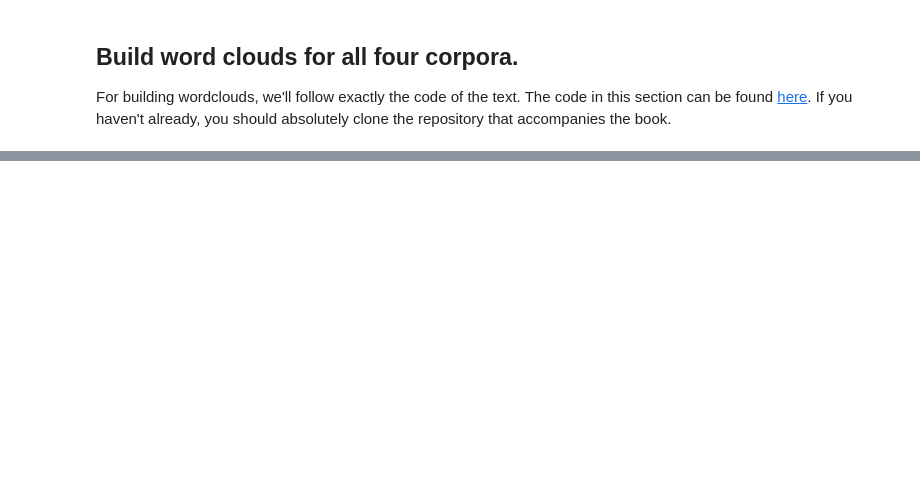
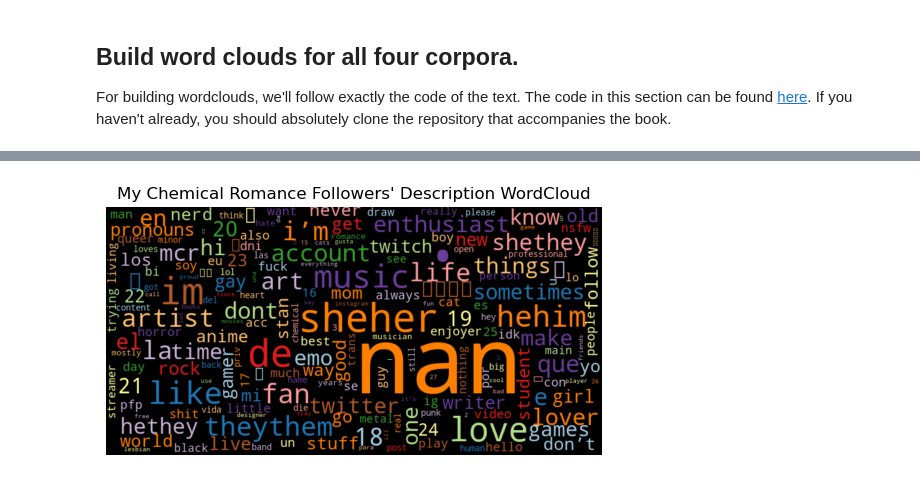
Before and after one commit to evchow/ADS509_Module_3, a Jupyter notebook: Group Comparison.ipynb, the cells around one changed output, grey strips where cells are left out. Drawn from its saved outputs; the diff is of its cells as text; code cells hidden in the pictures; blank space fills up the shorter version.

```diff
--- a/Group Comparison.ipynb
+++ b/Group Comparison.ipynb
@@ -457,0 +593,8 @@ def count_words(df, column='tokens', preprocess=None, min_freq=2):
+# %%
+# My Chemical Romance
+# for followers
+mcr_desc_freq_df = count_words(mcr_desc_tokens, column='tokens')
+wordcloud(mcr_desc_freq_df['freq'], title="My Chemical Romance Followers' Description WordCloud")
+plt.show()
+# %% [output]
+[figure, added]
```
Also changed, not shown: parts of 49 cells of this notebook.
